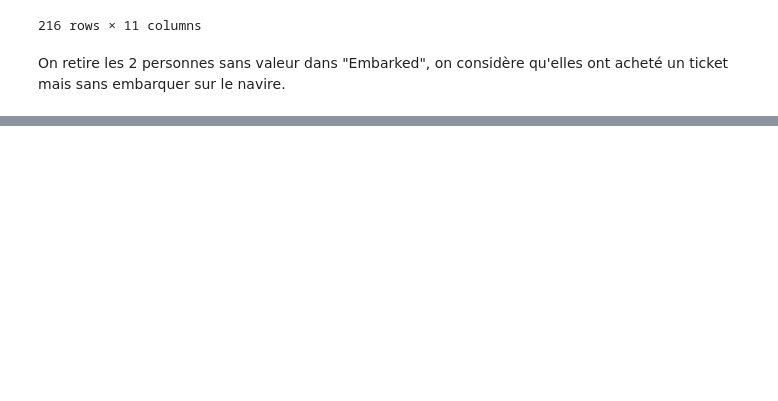
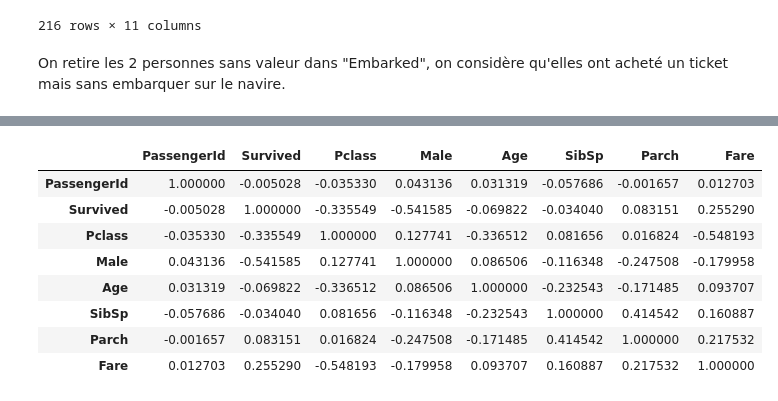
Before and after one commit to AlexyCatelle/titanic-data-cleaning, a Jupyter notebook: exploration.ipynb, the cells around one changed output, grey strips where cells are left out. Drawn from its saved outputs; the diff is of its cells as text; code cells hidden in the pictures; blank space fills up the shorter version.

```diff
--- a/exploration.ipynb
+++ b/exploration.ipynb
@@ -184,0 +220,8 @@ memory usage: 76.7 KB
+# %%
+df_clean["Sex"] = df_clean["Sex"].replace({"female" : 0, "male" : 1}).astype(int)
+
+df_clean = df_clean.rename(columns={"Sex" : "Male"})
+
+df_clean.head(3)
+
+df_clean.info()
@@ -184,0 +247,14 @@ memory usage: 76.7 KB
+# %%
+correlation = df_clean.corr(numeric_only=True)
+
+correlation
+# %% [output]
+|  | PassengerId | Survived | Pclass | Male | Age | SibSp | Parch | Fare |
+| PassengerId | 1.000000 | -0.005028 | -0.035330 | 0.043136 | 0.031319 | -0.057686 | -0.001657 | 0.012703 |
+| Survived | -0.005028 | 1.000000 | -0.335549 | -0.541585 | -0.069822 | -0.034040 | 0.083151 | 0.255290 |
+| Pclass | -0.035330 | -0.335549 | 1.000000 | 0.127741 | -0.336512 | 0.081656 | 0.016824 | -0.548193 |
+| Male | 0.043136 | -0.541585 | 0.127741 | 1.000000 | 0.086506 | -0.116348 | -0.247508 | -0.179958 |
+| Age | 0.031319 | -0.069822 | -0.336512 | 0.086506 | 1.000000 | -0.232543 | -0.171485 | 0.093707 |
+| SibSp | -0.057686 | -0.034040 | 0.081656 | -0.116348 | -0.232543 | 1.000000 | 0.414542 | 0.160887 |
+| Parch | -0.001657 | 0.083151 | 0.016824 | -0.247508 | -0.171485 | 0.414542 | 1.000000 | 0.217532 |
+| Fare | 0.012703 | 0.255290 | -0.548193 | -0.179958 | 0.093707 | 0.160887 | 0.217532 | 1.000000 |
```
Also changed, not shown: parts of 9 cells of this notebook, 2 other files.
